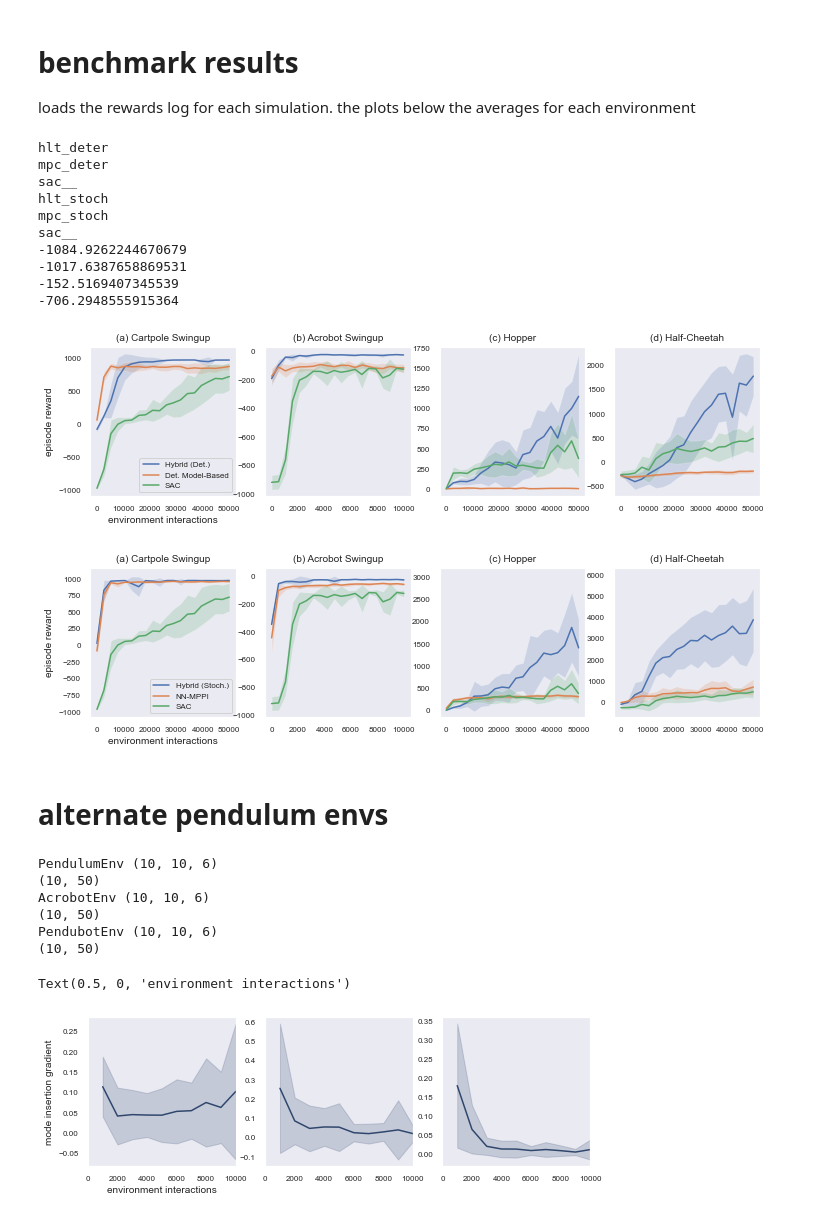
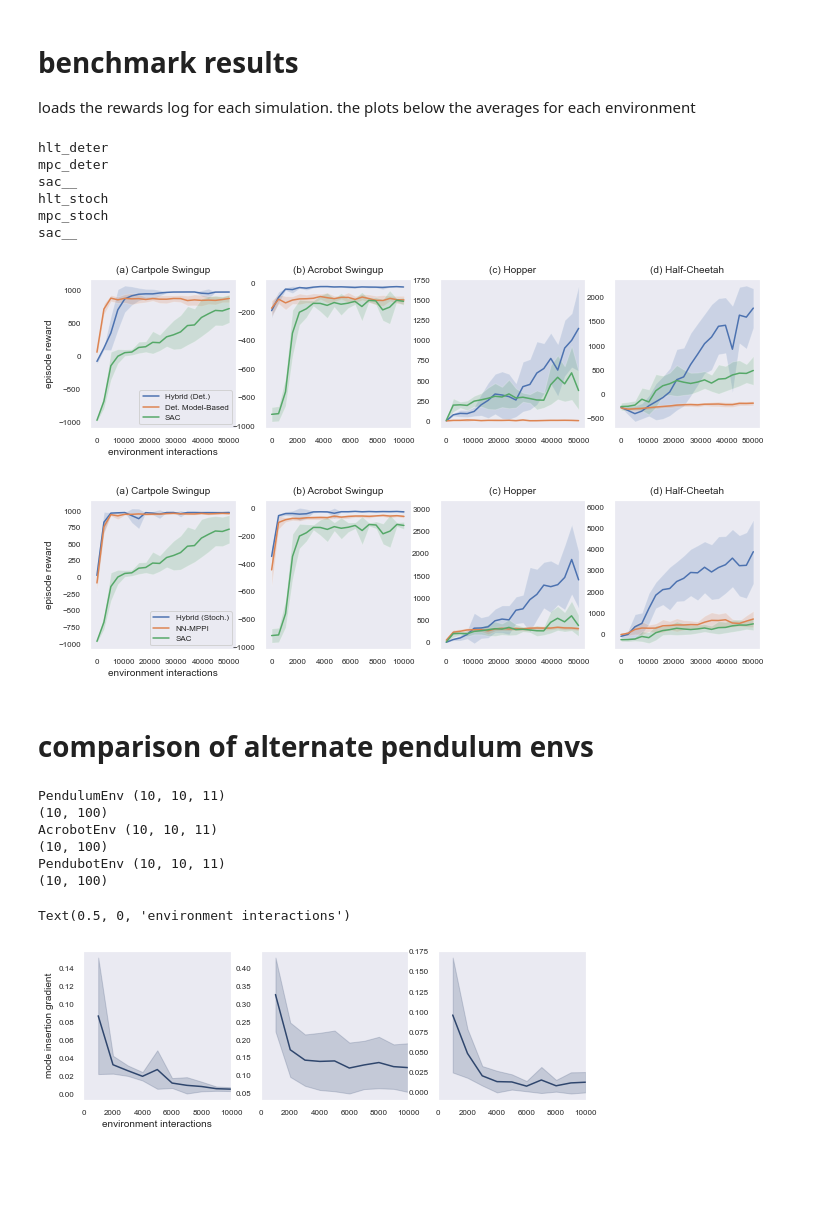
Before and after one commit to i-abr/HybridLearning, a Jupyter notebook: notebooks/make_figure.ipynb, the cells around one changed output. Drawn from its saved outputs; the diff is of its cells as text; code cells hidden in the pictures; blank space fills up the shorter version.

Commit message:
fixed bug in mig_hlt.py, re-ran mig data, and cleaned up notebooks

```diff
--- a/notebooks/make_figure.ipynb
+++ b/notebooks/make_figure.ipynb
@@ -75,7 +75,7 @@ def plot_data(ax, log, label):
                     log['-std'], log['+std'],
                     alpha=0.2)
 
-def plot_mig_data(ax,raw_mig_data,interp=False,N=10):
+def plot_measure_data(ax,raw_mig_data,interp=False,N=10):
     x = raw_mig_data[0][:,0]
     if interp:
         _x = x
@@ -121,7 +121,7 @@ for i, env in enumerate(envs):
         pass
     if got_data:
         print(env,np.array(raw_mig_data).shape)
-        plot_mig_data(axs[i],raw_mig_data,interp=False)
+        plot_measure_data(axs[i],raw_mig_data)
 #         axs[i].set_title(envs[i])
 axs[0].set_ylabel('mode insertion gradient',fontsize=10)
 axs[0].set_xlabel('environment interactions',fontsize=10)
@@ -166,7 +166,6 @@ for methods, plot_legend, save_name in zip([methods_deter,methods_stoch],
                 data = process_data(data_path)
                 plot_data(axs[i], data, lgd)
                 axs[i].set_title(plot_titles[i], fontsize=10)
-#                 axs[i].set_xlabel('time steps', fontsize=10)
                 axs[i].tick_params(axis='both', which='major', labelsize=8)
                 if i == 0:
                     print(method)
@@ -178,17 +177,8 @@ for methods, plot_legend, save_name in zip([methods_deter,methods_stoch],
     if methods == methods_stoch:
         for i in range(4):
             [ymin,_] = axs[i].get_ylim()
-            print(ymin)
             axs[i].set_ylim([ymin,ylim[i]])
     plt.savefig(save_name, bbox_inches='tight')
-
-# testing
-# try:
-#     data_path = path_dir + '{}/{}/'.format('sac__', 'HalfCheetahEnv_frameskip5')
-#     data = process_data(data_path)
-#     plot_data(axs[2], data,'test')
-# except:
-#     pass
 # %% [output]
 hlt_deter
 mpc_deter
@@ -196,44 +186,40 @@ sac__
 hlt_stoch
 mpc_stoch
 sac__
--1084.9262244670679
--1017.6387658869531
--152.5169407345539
--706.2948555915364
 [figure]
 [figure]
 # %% [markdown]
-# alternate pendulum envs
+# comparison of alternate pendulum envs
 # %%
 envs = ['PendulumEnv','AcrobotEnv','PendubotEnv']
 
 fig, axs = plt.subplots(1, 3, figsize=(9,2.75))
 
 for i, env in enumerate(envs):
     got_data = False
     try:
         data_path = '../data/hlt_deter/{}/mig_log.pkl'.format(env)
         raw_mig_data = pickle.load(open(data_path, 'rb'))
         got_data = True
     except:
         pass
     if got_data:
         print(env,np.array(raw_mig_data).shape)
-        plot_mig_data(axs[i],raw_mig_data,interp=False)
+        plot_measure_data(axs[i],raw_mig_data,interp=False)
 #         axs[i].set_title(envs[i])
 axs[0].set_ylabel('mode insertion gradient',fontsize=10)
 axs[0].set_xlabel('environment interactions',fontsize=10)
 
 # plt.savefig('bullet-mig.pdf', bbox_inches='tight')
 # %% [output]
-PendulumEnv (10, 10, 6)
-(10, 50)
-AcrobotEnv (10, 10, 6)
-(10, 50)
-PendubotEnv (10, 10, 6)
-(10, 50)
+PendulumEnv (10, 10, 11)
+(10, 100)
+AcrobotEnv (10, 10, 11)
+(10, 100)
+PendubotEnv (10, 10, 11)
+(10, 100)
 Text(0.5, 0, 'environment interactions')
-[figure, old version]
+[figure, new version]
 # %%
 # alternate pendulum envs
 envs = ['PendulumEnv','AcrobotEnv','PendubotEnv']
```
Also changed, not shown: parts of 2 cells of this notebook, 26 other files.
